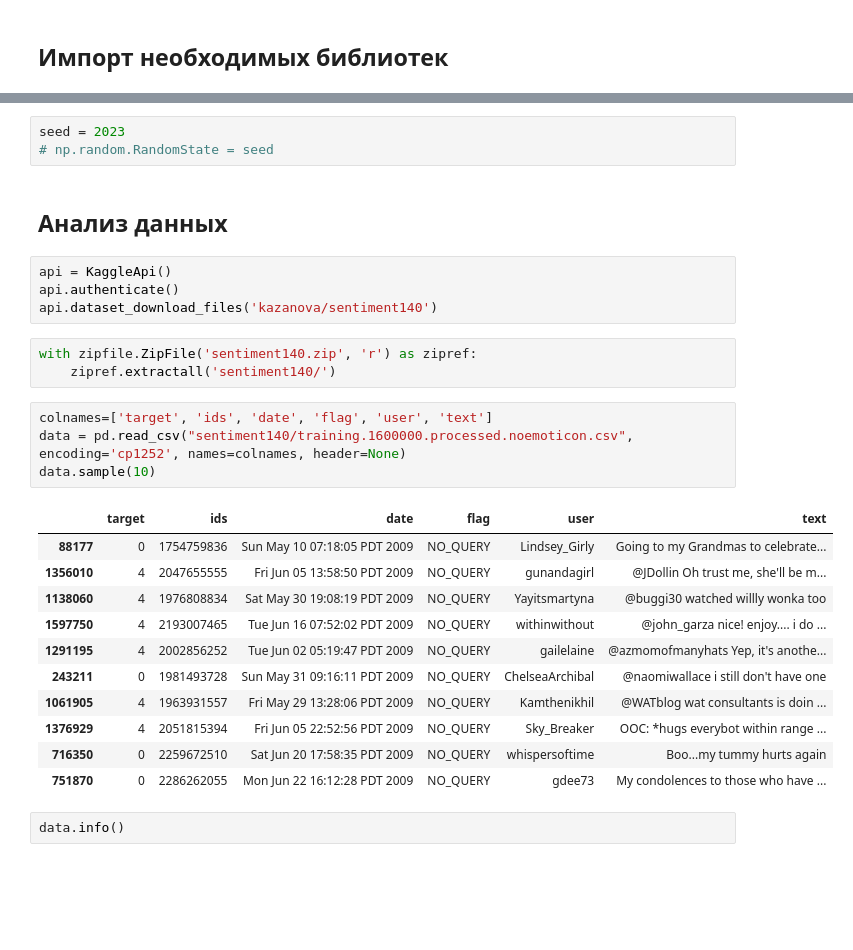
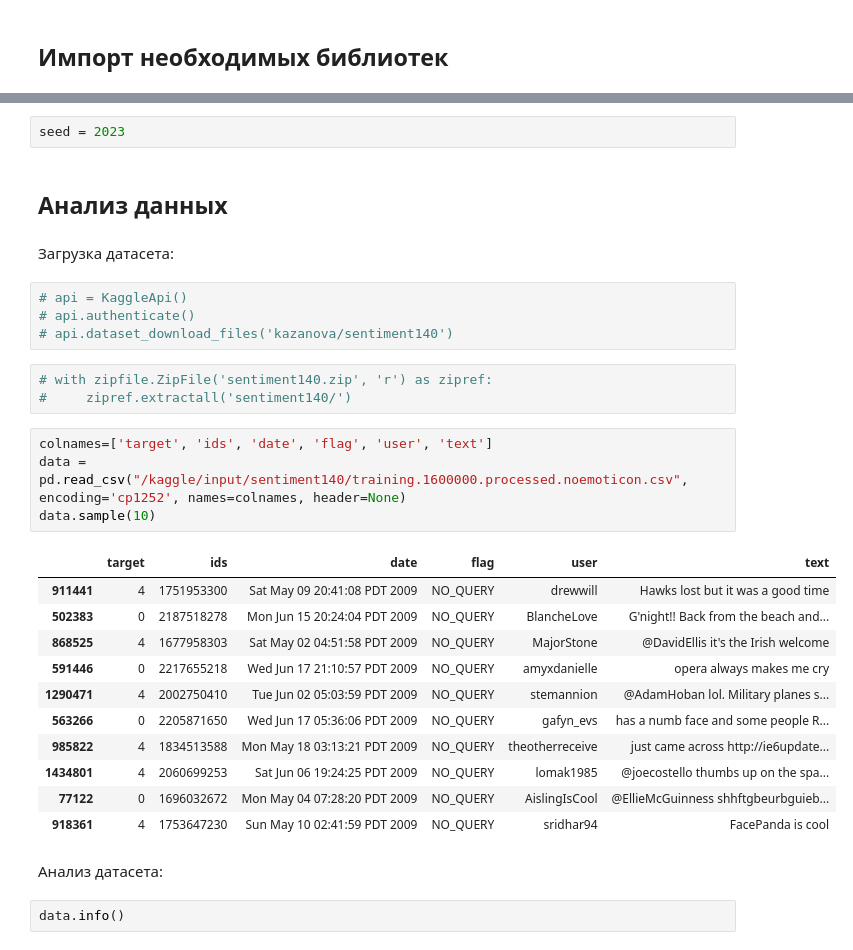
Before and after one commit to sad-bkt/sentiment_classification, a Jupyter notebook: sentiment_classification.ipynb, the cells around one changed output, grey strips where cells are left out. Drawn from its saved outputs; the diff is of its cells as text; blank space fills up the shorter version.

```diff
--- a/sentiment_classification.ipynb
+++ b/sentiment_classification.ipynb
@@ -42,31 +40,34 @@ from sklearn.metrics import classification_report
 # %%
 seed = 2023
-# np.random.RandomState = seed
 # %% [markdown]
 ## Анализ данных
+# %% [markdown]
+Загрузка датасета:
 # %%
-api = KaggleApi()
-api.authenticate()
-api.dataset_download_files('kazanova/sentiment140')
+# api = KaggleApi()
+# api.authenticate()
+# api.dataset_download_files('kazanova/sentiment140')
 # %%
-with zipfile.ZipFile('sentiment140.zip', 'r') as zipref:
-    zipref.extractall('sentiment140/')
+# with zipfile.ZipFile('sentiment140.zip', 'r') as zipref:
+#     zipref.extractall('sentiment140/')
 # %%
 colnames=['target', 'ids', 'date', 'flag', 'user', 'text']
-data = pd.read_csv("sentiment140/training.1600000.processed.noemoticon.csv", encoding='cp1252', names=colnames, header=None)
+data = pd.read_csv("/kaggle/input/sentiment140/training.1600000.processed.noemoticon.csv", encoding='cp1252', names=colnames, header=None)
 data.sample(10)
 # %% [output]
 |  | target | ids | date | flag | user | text |
-| 88177 | 0 | 1754759836 | Sun May 10 07:18:05 PDT 2009 | NO_QUERY | Lindsey_Girly | Going to my Grandmas to celebrate... |
-| 1356010 | 4 | 2047655555 | Fri Jun 05 13:58:50 PDT 2009 | NO_QUERY | gunandagirl | @JDollin Oh trust me, she'll be m... |
-| 1138060 | 4 | 1976808834 | Sat May 30 19:08:19 PDT 2009 | NO_QUERY | Yayitsmartyna | @buggi30 watched willly wonka too |
-| 1597750 | 4 | 2193007465 | Tue Jun 16 07:52:02 PDT 2009 | NO_QUERY | withinwithout | @john_garza nice! enjoy.... i do ... |
-| 1291195 | 4 | 2002856252 | Tue Jun 02 05:19:47 PDT 2009 | NO_QUERY | gailelaine | @azmomofmanyhats Yep, it's anothe... |
-| 243211 | 0 | 1981493728 | Sun May 31 09:16:11 PDT 2009 | NO_QUERY | ChelseaArchibal | @naomiwallace i still don't have one |
-| 1061905 | 4 | 1963931557 | Fri May 29 13:28:06 PDT 2009 | NO_QUERY | Kamthenikhil | @WATblog wat consultants is doin ... |
-| 1376929 | 4 | 2051815394 | Fri Jun 05 22:52:56 PDT 2009 | NO_QUERY | Sky_Breaker | OOC: *hugs everybot within range ... |
-| 716350 | 0 | 2259672510 | Sat Jun 20 17:58:35 PDT 2009 | NO_QUERY | whispersoftime | Boo...my tummy hurts again |
-| 751870 | 0 | 2286262055 | Mon Jun 22 16:12:28 PDT 2009 | NO_QUERY | gdee73 | My condolences to those who have ... |
+| 911441 | 4 | 1751953300 | Sat May 09 20:41:08 PDT 2009 | NO_QUERY | drewwill | Hawks lost but it was a good time |
+| 502383 | 0 | 2187518278 | Mon Jun 15 20:24:04 PDT 2009 | NO_QUERY | BlancheLove | G'night!! Back from the beach and... |
+| 868525 | 4 | 1677958303 | Sat May 02 04:51:58 PDT 2009 | NO_QUERY | MajorStone | @DavidEllis it's the Irish welcome |
+| 591446 | 0 | 2217655218 | Wed Jun 17 21:10:57 PDT 2009 | NO_QUERY | amyxdanielle | opera always makes me cry |
+| 1290471 | 4 | 2002750410 | Tue Jun 02 05:03:59 PDT 2009 | NO_QUERY | stemannion | @AdamHoban lol. Military planes s... |
+| 563266 | 0 | 2205871650 | Wed Jun 17 05:36:06 PDT 2009 | NO_QUERY | gafyn_evs | has a numb face and some people R... |
+| 985822 | 4 | 1834513588 | Mon May 18 03:13:21 PDT 2009 | NO_QUERY | theotherreceive | just came across http://ie6update... |
+| 1434801 | 4 | 2060699253 | Sat Jun 06 19:24:25 PDT 2009 | NO_QUERY | lomak1985 | @joecostello thumbs up on the spa... |
+| 77122 | 0 | 1696032672 | Mon May 04 07:28:20 PDT 2009 | NO_QUERY | AislingIsCool | @EllieMcGuinness shhftgbeurbguieb... |
+| 918361 | 4 | 1753647230 | Sun May 10 02:41:59 PDT 2009 | NO_QUERY | sridhar94 | FacePanda is cool |
+# %% [markdown]
+Анализ датасета:
 # %%
 data.info()
 # %% [output]
```
Also changed, not shown: parts of 48 cells of this notebook, 8 other files.
